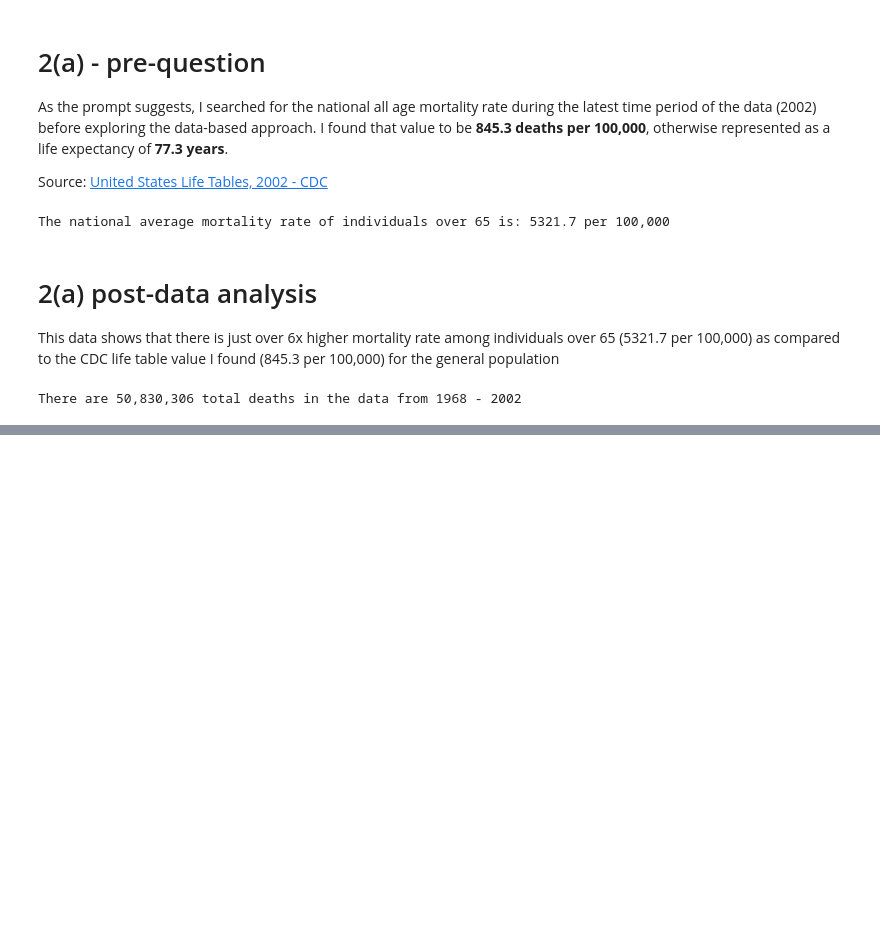
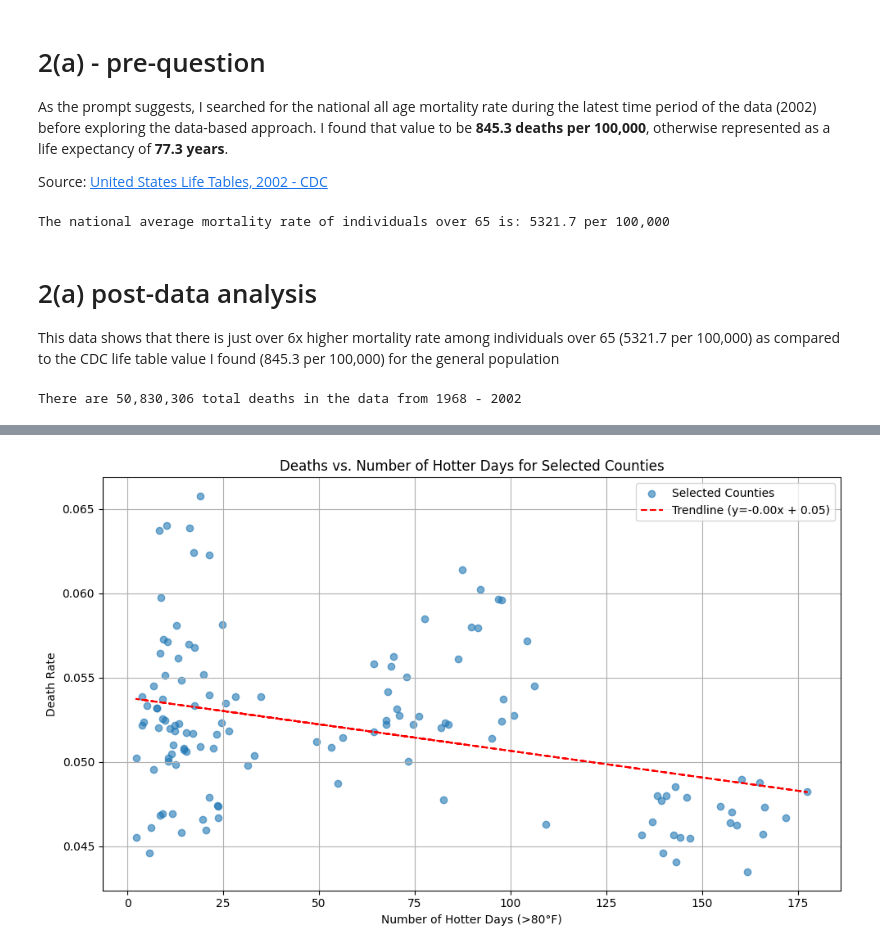
Before and after one commit to neil-stein/Assignment-2_ICP, a Jupyter notebook: Assignment_2_ICP.ipynb, the cells around one changed output, grey strips where cells are left out. Cells and saved outputs as stored; diff of their text form; code cells hidden in the pictures; blank space fills up the shorter version.

```diff
--- a/Assignment_2_ICP.ipynb
+++ b/Assignment_2_ICP.ipynb
@@ -162,0 +225,36 @@ Intercept (statsmodels): 5366.561252203591
+# %%
+# 4(a) - scatter plot of all counties mortality rates
+
+# reloading the original df, re-adding the hot & hotter designations
+new_merge_df = pd.merge(rep_df, county_df, left_on= "countycode", right_on= "countycode", how= "left")
+new_merge_df['hot_days'] = new_merge_df['tday_70_80'] + new_merge_df['tday_80_90'] + new_merge_df['tday_gt90']
+new_merge_df['hotter_days'] = new_merge_df['tday_80_90'] + new_merge_df['tday_gt90']
+new_merge_df['death_rate'] = new_merge_df['deaths'] / new_merge_df['population']
+
+# creating a list of counties to keep, dropping the rest
+target_counties = ['Mobile County, AL', 'Miami-Dade County, FL', 'Cook County, IL', 'Los Angeles County, CA']
+target_counties_df = new_merge_df[new_merge_df['county_x'].isin(target_counties)]
+
+# plotting all the counties together
+all_counties_model = smf.ols('death_rate ~ hotter_days', data=target_counties_df)
+all_counties_results = all_counties_model.fit()
+all_counties_slope = all_counties_results.params['hotter_days']
+all_counties_intercept = all_counties_results.params['Intercept']
+all_counties_trendline = all_counties_intercept + all_counties_slope * target_counties_df['hotter_days']
+
+# Create the scatter plot for the subset of counties
+plt.figure(figsize=(10, 6))
+plt.scatter(target_counties_df['hotter_days'], target_counties_df['death_rate'], label='Selected Counties', alpha=0.6)
+
+# Plot the actual trendline
+plt.plot(target_counties_df['hotter_days'], all_counties_trendline, color='red', linestyle='--', label=f'Trendline (y={all_counties_slope:.2f}x + {all_counties_intercept:.2f})')
+
+plt.xlabel("Number of Hotter Days (>80°F)")
+plt.ylabel("Death Rate")
+plt.title("Deaths vs. Number of Hotter Days for Selected Counties")
+plt.legend()
+plt.grid(True)
+plt.tight_layout()
+plt.show()
+# %% [output]
+[figure, added]
```
Also changed, not shown: parts of 15 cells of this notebook.
